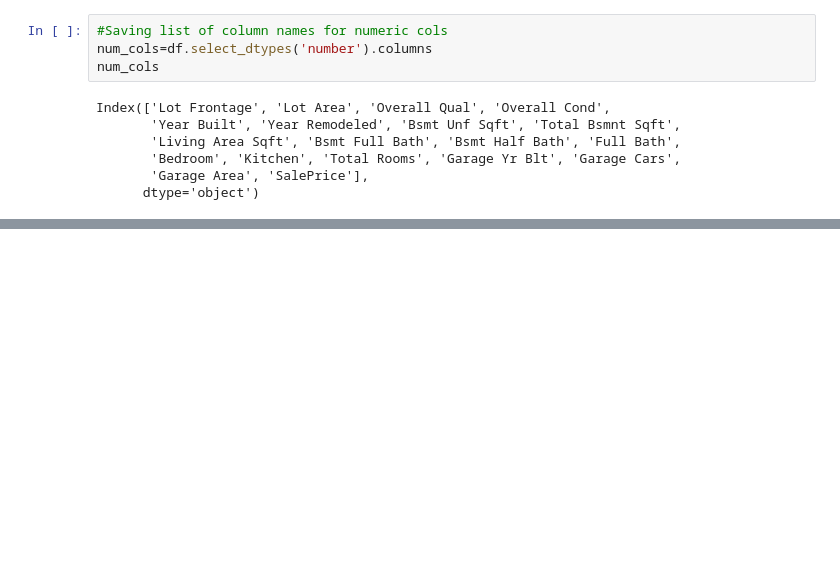
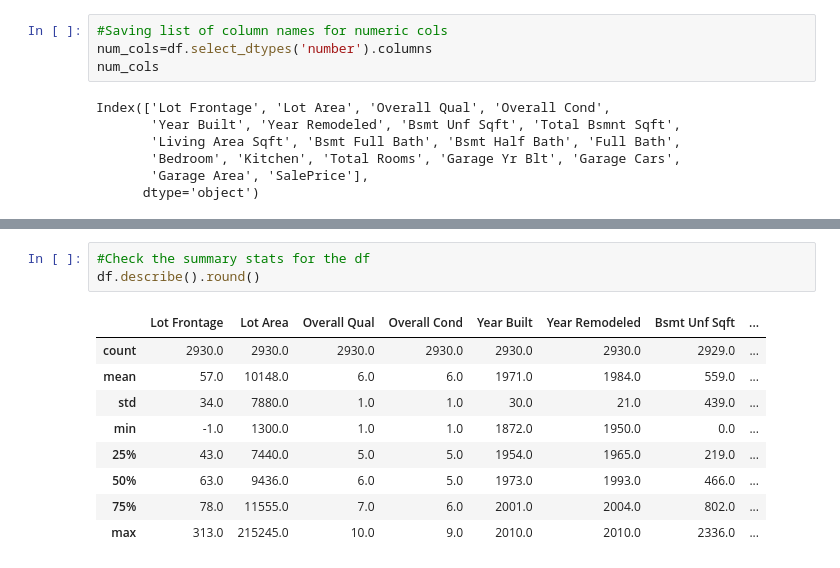
Before and after one commit to SamarBaghdadi/CodingDojo_DS_V23, a Jupyter notebook: DataUnderstanding.ipynb, the cells around one changed output, grey strips where cells are left out. Saved outputs shown, nothing was run; the diff lists cells and outputs as text; blank space fills up the shorter version.

```diff
--- a/DataUnderstanding.ipynb
+++ b/DataUnderstanding.ipynb
@@ -744,0 +909,13 @@ Index(['Lot Frontage', 'Lot Area', 'Overall Qual', 'Overall Cond',
+# %%
+#Check the summary stats for the df
+df.describe().round()
+# %% [output]
+|  | Lot Frontage | Lot Area | Overall Qual | Overall Cond | Year Built | Year Remodeled | Bsmt Unf Sqft | ... |
+| count | 2930.0 | 2930.0 | 2930.0 | 2930.0 | 2930.0 | 2930.0 | 2929.0 | ... |
+| mean | 57.0 | 10148.0 | 6.0 | 6.0 | 1971.0 | 1984.0 | 559.0 | ... |
+| std | 34.0 | 7880.0 | 1.0 | 1.0 | 30.0 | 21.0 | 439.0 | ... |
+| min | -1.0 | 1300.0 | 1.0 | 1.0 | 1872.0 | 1950.0 | 0.0 | ... |
+| 25% | 43.0 | 7440.0 | 5.0 | 5.0 | 1954.0 | 1965.0 | 219.0 | ... |
+| 50% | 63.0 | 9436.0 | 6.0 | 5.0 | 1973.0 | 1993.0 | 466.0 | ... |
+| 75% | 78.0 | 11555.0 | 7.0 | 6.0 | 2001.0 | 2004.0 | 802.0 | ... |
+| max | 313.0 | 215245.0 | 10.0 | 9.0 | 2010.0 | 2010.0 | 2336.0 | ... |
```
Also changed, not shown: parts of 18 cells of this notebook.
